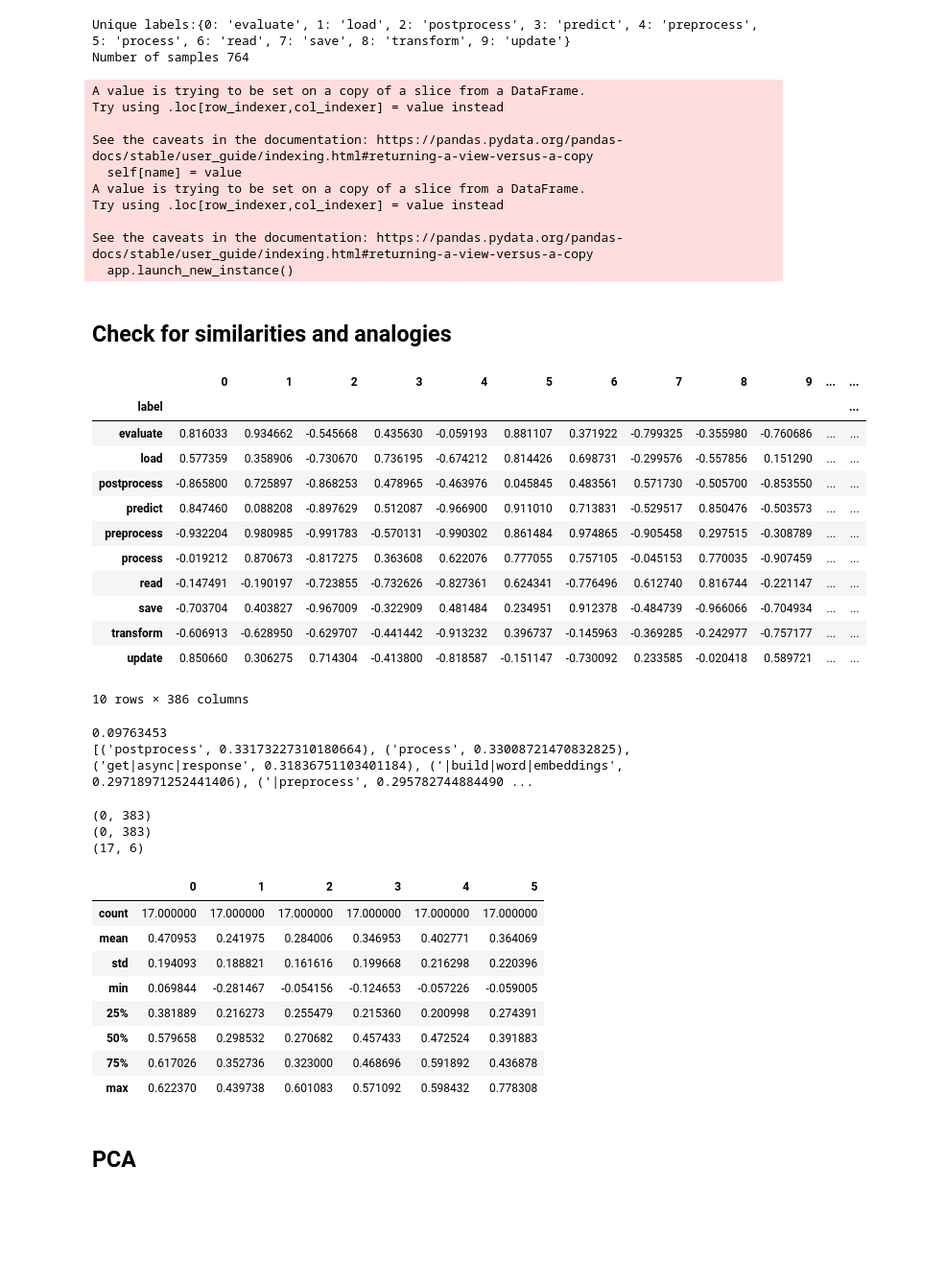
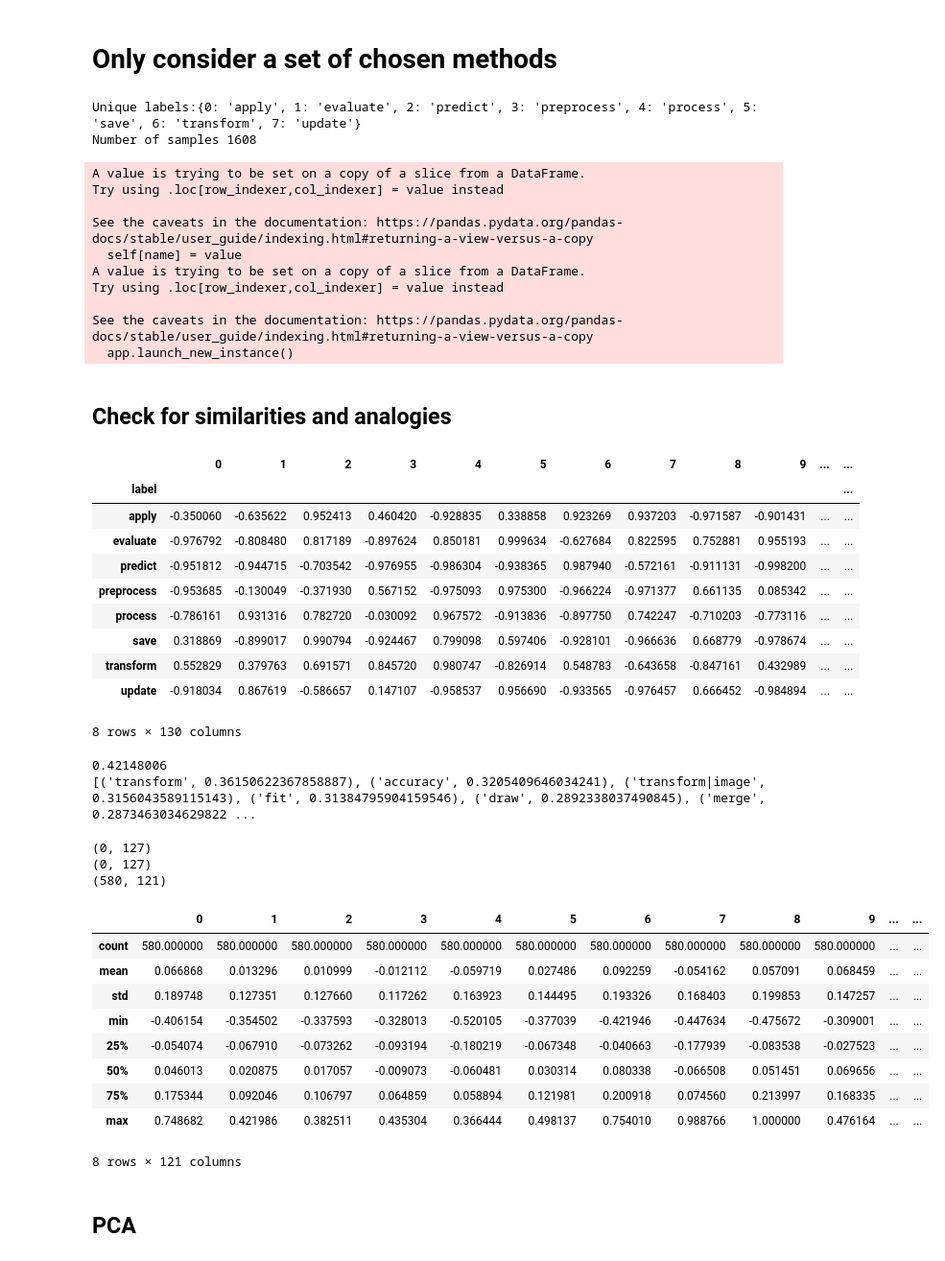
Before and after one commit to mhagglun/code2vec, a Jupyter notebook: visualize.ipynb, the cells around one changed output. Shown at 96% size. Cells and saved outputs as stored; diff of their text form; code cells hidden in the pictures; blank space fills up the shorter version.

```diff
--- a/visualize.ipynb
+++ b/visualize.ipynb
@@ -69,3 +175,5 @@ print(t2v.most_similar('evaluate'))
+# %% [markdown]
+# Only consider a set of chosen methods
 # %%
 # Randomly select k frequently occuring labels to consider for analysis
 # k = 5
@@ -76,7 +184,7 @@ print(t2v.most_similar('evaluate'))
 # df_subset = df_subset[df_subset.label.isin(cats)]
 
 # manually choose
-cats = ['predict', 'evaluate', 'save', 'update', 'process','preprocess', 'postprocess', 'transform', 'load', 'read']
+cats = ['predict', 'evaluate', 'save', 'update', 'process','preprocess', 'apply', 'transform']
 k = len(cats)
 df_subset = df[df.label.isin(cats)]
 
@@ -93,8 +201,8 @@ print(f"Unique labels:{unique_labels}\nNumber of samples {len(df_subset)}")
 
 data_subset = df_subset.iloc[:, 0:embedding_shape-1].values
 # %% [output]
-Unique labels:{0: 'evaluate', 1: 'load', 2: 'postprocess', 3: 'predict', 4: 'preprocess', 5: 'process', 6: 'read', 7: 'save', 8: 'transform', 9: 'update'}
-Number of samples 764
+Unique labels:{0: 'apply', 1: 'evaluate', 2: 'predict', 3: 'preprocess', 4: 'process', 5: 'save', 6: 'transform', 7: 'update'}
+Number of samples 1608
 A value is trying to be set on a copy of a slice from a DataFrame.
 Try using .loc[row_indexer,col_indexer] = value instead
 
@@ -112,47 +220,46 @@ df_subset.sort_values('category').groupby('label').first()
 # %% [output]
 |  | 0 | 1 | 2 | 3 | 4 | 5 | 6 | 7 | 8 | 9 | ... | ... |
 | label |  |  |  |  |  |  |  |  |  |  |  | ... |
-| evaluate | 0.816033 | 0.934662 | -0.545668 | 0.435630 | -0.059193 | 0.881107 | 0.371922 | -0.799325 | -0.355980 | -0.760686 | ... | ... |
-| load | 0.577359 | 0.358906 | -0.730670 | 0.736195 | -0.674212 | 0.814426 | 0.698731 | -0.299576 | -0.557856 | 0.151290 | ... | ... |
-| postprocess | -0.865800 | 0.725897 | -0.868253 | 0.478965 | -0.463976 | 0.045845 | 0.483561 | 0.571730 | -0.505700 | -0.853550 | ... | ... |
-| predict | 0.847460 | 0.088208 | -0.897629 | 0.512087 | -0.966900 | 0.911010 | 0.713831 | -0.529517 | 0.850476 | -0.503573 | ... | ... |
-| preprocess | -0.932204 | 0.980985 | -0.991783 | -0.570131 | -0.990302 | 0.861484 | 0.974865 | -0.905458 | 0.297515 | -0.308789 | ... | ... |
-| process | -0.019212 | 0.870673 | -0.817275 | 0.363608 | 0.622076 | 0.777055 | 0.757105 | -0.045153 | 0.770035 | -0.907459 | ... | ... |
-| read | -0.147491 | -0.190197 | -0.723855 | -0.732626 | -0.827361 | 0.624341 | -0.776496 | 0.612740 | 0.816744 | -0.221147 | ... | ... |
-| save | -0.703704 | 0.403827 | -0.967009 | -0.322909 | 0.481484 | 0.234951 | 0.912378 | -0.484739 | -0.966066 | -0.704934 | ... | ... |
-| transform | -0.606913 | -0.628950 | -0.629707 | -0.441442 | -0.913232 | 0.396737 | -0.145963 | -0.369285 | -0.242977 | -0.757177 | ... | ... |
-| update | 0.850660 | 0.306275 | 0.714304 | -0.413800 | -0.818587 | -0.151147 | -0.730092 | 0.233585 | -0.020418 | 0.589721 | ... | ... |
+| apply | -0.350060 | -0.635622 | 0.952413 | 0.460420 | -0.928835 | 0.338858 | 0.923269 | 0.937203 | -0.971587 | -0.901431 | ... | ... |
+| evaluate | -0.976792 | -0.808480 | 0.817189 | -0.897624 | 0.850181 | 0.999634 | -0.627684 | 0.822595 | 0.752881 | 0.955193 | ... | ... |
+| predict | -0.951812 | -0.944715 | -0.703542 | -0.976955 | -0.986304 | -0.938365 | 0.987940 | -0.572161 | -0.911131 | -0.998200 | ... | ... |
+| preprocess | -0.953685 | -0.130049 | -0.371930 | 0.567152 | -0.975093 | 0.975300 | -0.966224 | -0.971377 | 0.661135 | 0.085342 | ... | ... |
+| process | -0.786161 | 0.931316 | 0.782720 | -0.030092 | 0.967572 | -0.913836 | -0.897750 | 0.742247 | -0.710203 | -0.773116 | ... | ... |
+| save | 0.318869 | -0.899017 | 0.990794 | -0.924467 | 0.799098 | 0.597406 | -0.928101 | -0.966636 | 0.668779 | -0.978674 | ... | ... |
+| transform | 0.552829 | 0.379763 | 0.691571 | 0.845720 | 0.980747 | -0.826914 | 0.548783 | -0.643658 | -0.847161 | 0.432989 | ... | ... |
+| update | -0.918034 | 0.867619 | -0.586657 | 0.147107 | -0.958537 | 0.956690 | -0.933565 | -0.976457 | 0.666452 | -0.984894 | ... | ... |
-10 rows × 386 columns
+8 rows × 130 columns
 # %%
 # Find similarities and analogies among the embedded targets (labels)
-print(t2v.similarity('update', 'save'))
-print(t2v.most_similar('preprocess'))
+print(t2v.similarity('predict', 'evaluate'))
+print(t2v.most_similar('apply'))
 # %% [output]
-0.09763453
-[('postprocess', 0.33173227310180664), ('process', 0.33008721470832825), ('get|async|response', 0.31836751103401184), ('|build|word|embeddings', 0.29718971252441406), ('|preprocess', 0.295782744884490 ...
+0.42148006
+[('transform', 0.36150622367858887), ('accuracy', 0.3205409646034241), ('transform|image', 0.3156043589115143), ('fit', 0.31384795904159546), ('draw', 0.2892338037490845), ('merge', 0.2873463034629822 ...
 # %%
 # Try to identify any similarities in code vectors
-word1 = 'process'
-word2 = 'postprocess'
+word1 = 'predict'
+word2 = 'evaluate'
 # Calculate cosine similarity between code vectors that represent different methods
 cosine_similarities = metrics.pairwise.cosine_similarity(df_subset[df_subset['label'] == word1].iloc[:, 0:embedding_shape-1], df_subset[df_subset['label'] == word2].iloc[:, 0:embedding_shape-1])
 print(df_subset[df_subset['label'] == 2].iloc[:, 0:embedding_shape-1].shape)
 print(df_subset[df_subset['label'] == 4].iloc[:, 0:embedding_shape-1].shape)
 print(cosine_similarities.shape)
 pd.DataFrame(cosine_similarities).describe()
 # %% [output]
-(0, 383)
-(0, 383)
-(17, 6)
+(0, 127)
+(0, 127)
+(580, 121)
-|  | 0 | 1 | 2 | 3 | 4 | 5 |
-| count | 17.000000 | 17.000000 | 17.000000 | 17.000000 | 17.000000 | 17.000000 |
-| mean | 0.470953 | 0.241975 | 0.284006 | 0.346953 | 0.402771 | 0.364069 |
-| std | 0.194093 | 0.188821 | 0.161616 | 0.199668 | 0.216298 | 0.220396 |
-| min | 0.069844 | -0.281467 | -0.054156 | -0.124653 | -0.057226 | -0.059005 |
-| 25% | 0.381889 | 0.216273 | 0.255479 | 0.215360 | 0.200998 | 0.274391 |
-| 50% | 0.579658 | 0.298532 | 0.270682 | 0.457433 | 0.472524 | 0.391883 |
-| 75% | 0.617026 | 0.352736 | 0.323000 | 0.468696 | 0.591892 | 0.436878 |
-| max | 0.622370 | 0.439738 | 0.601083 | 0.571092 | 0.598432 | 0.778308 |
+|  | 0 | 1 | 2 | 3 | 4 | 5 | 6 | 7 | 8 | 9 | ... | ... |
+| count | 580.000000 | 580.000000 | 580.000000 | 580.000000 | 580.000000 | 580.000000 | 580.000000 | 580.000000 | 580.000000 | 580.000000 | ... | ... |
+| mean | 0.066868 | 0.013296 | 0.010999 | -0.012112 | -0.059719 | 0.027486 | 0.092259 | -0.054162 | 0.057091 | 0.068459 | ... | ... |
+| std | 0.189748 | 0.127351 | 0.127660 | 0.117262 | 0.163923 | 0.144495 | 0.193326 | 0.168403 | 0.199853 | 0.147257 | ... | ... |
+| min | -0.406154 | -0.354502 | -0.337593 | -0.328013 | -0.520105 | -0.377039 | -0.421946 | -0.447634 | -0.475672 | -0.309001 | ... | ... |
+| 25% | -0.054074 | -0.067910 | -0.073262 | -0.093194 | -0.180219 | -0.067348 | -0.040663 | -0.177939 | -0.083538 | -0.027523 | ... | ... |
+| 50% | 0.046013 | 0.020875 | 0.017057 | -0.009073 | -0.060481 | 0.030314 | 0.080338 | -0.066508 | 0.051451 | 0.069656 | ... | ... |
+| 75% | 0.175344 | 0.092046 | 0.106797 | 0.064859 | 0.058894 | 0.121981 | 0.200918 | 0.074560 | 0.213997 | 0.168335 | ... | ... |
+| max | 0.748682 | 0.421986 | 0.382511 | 0.435304 | 0.366444 | 0.498137 | 0.754010 | 0.988766 | 1.000000 | 0.476164 | ... | ... |
+8 rows × 121 columns
 # %% [markdown]
 ## PCA
 # %%
```
Also changed, not shown: parts of 20 cells of this notebook.
